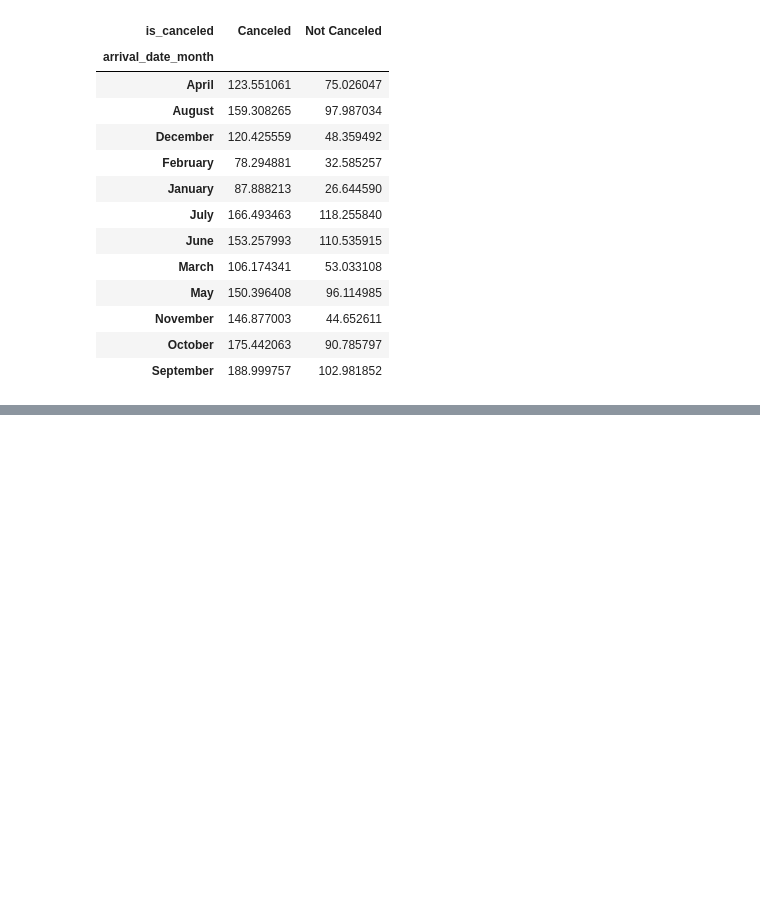
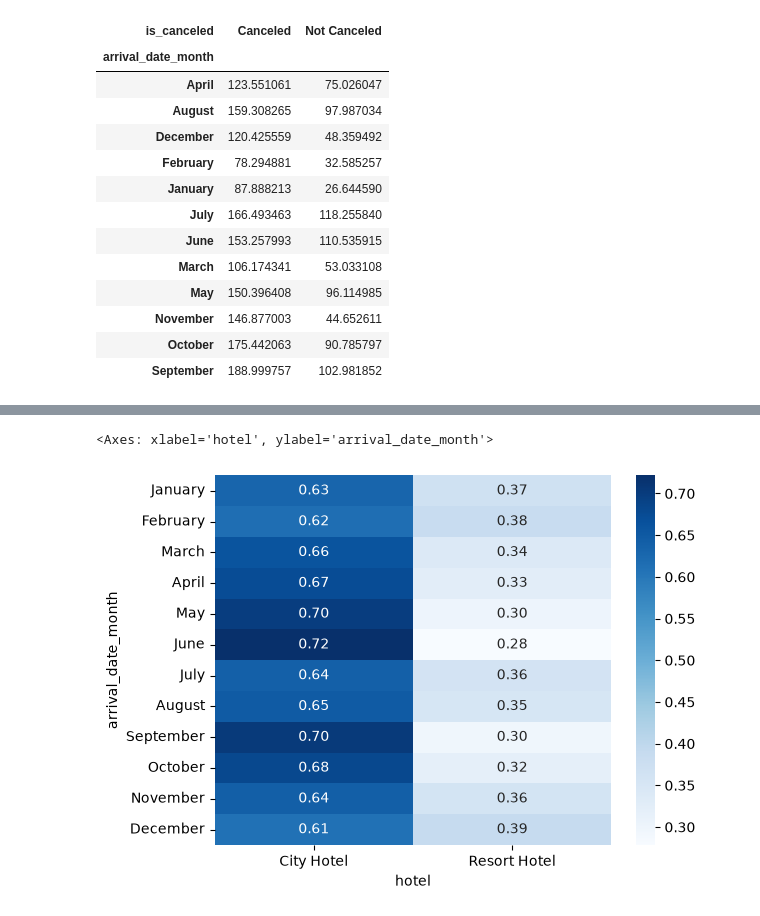
Before and after one commit to phan-274/EDA-Reflection-Project, a Jupyter notebook: EDA-Reflection-Project.ipynb, the cells around one changed output, grey strips where cells are left out. Cells and saved outputs as stored; diff of their text form; code cells hidden in the pictures; blank space fills up the shorter version.

```diff
--- a/EDA-Reflection-Project.ipynb
+++ b/EDA-Reflection-Project.ipynb
@@ -553,0 +545,10 @@ sns.pairplot(data=df,vars=["avg_sleep_hours_weekday","daily_screen_time_hours"],
+# %%
+#Double check if the peak for two hotel types can be reason through cancellation rate of each month from the above chart.
+month_order = ['January','February','March','April','May','June',
+               'July','August','September','October','November','December']
+date_hotel=pd.crosstab(df["arrival_date_month"],df["hotel"],normalize="index")
+date_hotel=date_hotel.reindex(month_order)
+sns.heatmap(date_hotel,annot=True,fmt='.2f',cmap='Blues')
+# %% [output]
+<Axes: xlabel='hotel', ylabel='arrival_date_month'>
+[figure, added]
```
Also changed, not shown: parts of 62 cells of this notebook.
